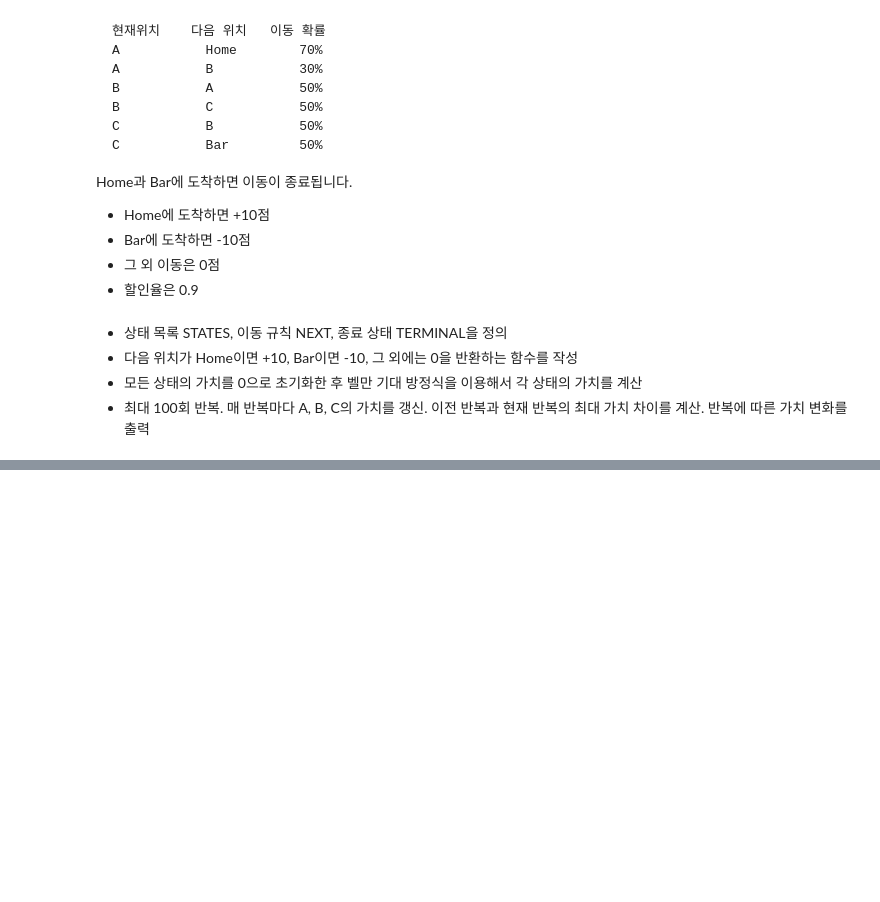
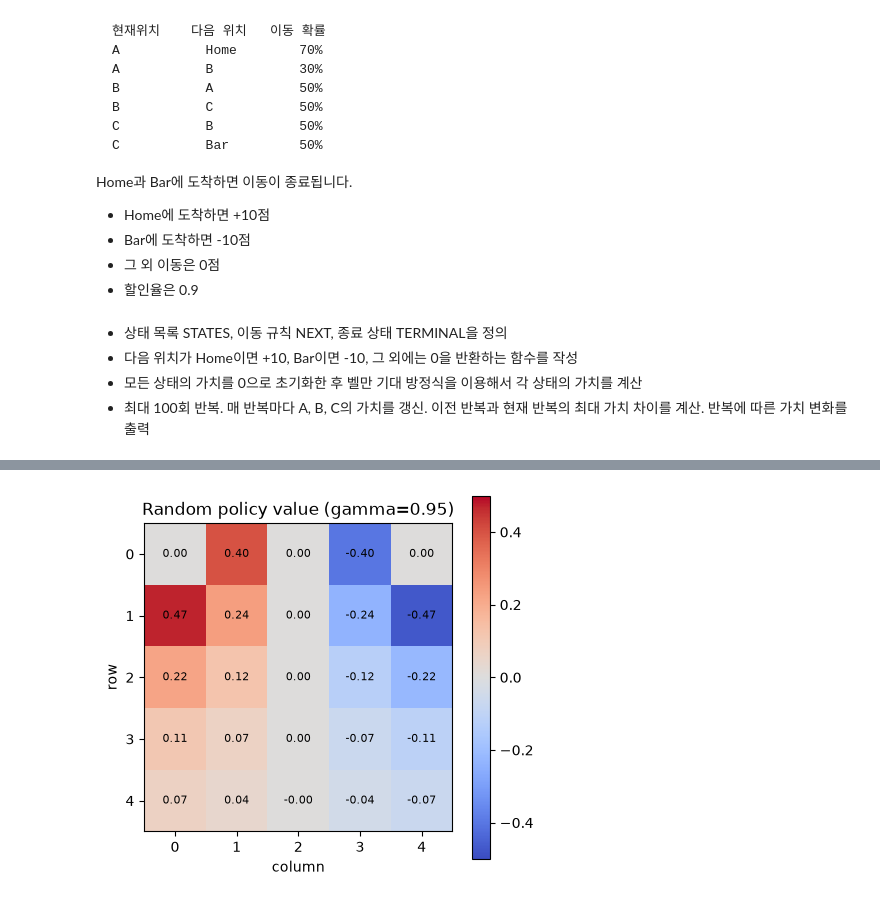
Before and after one commit to harwoon/13_----, a Jupyter notebook: 2_강화학습.ipynb, the cells around one changed output, grey strips where cells are left out. Drawn from its saved outputs; the diff is of its cells as text; code cells hidden in the pictures; blank space fills up the shorter version.

```diff
--- a/2_강화학습.ipynb
+++ b/2_강화학습.ipynb
@@ -561,0 +538,3 @@ for i in range(100):
+# %%
+def arrival_reward(next_state):
+    return 1.0 if next_state == 'Home' else -1.0 if next_state == "Bar" else 0.0
@@ -567,0 +665,3 @@ for i in range(100):
+# %%
+def arrival_reward(state):
+    return 1 if state == (0,0) else -1.0 if state==(0,4) else 0
@@ -567,0 +744,12 @@ for i in range(100):
+# %%
+samples = [
+    ((1,0), "UP"),
+    ((0,1), 'LEFT'),
+    ((0,3), 'RIGHT'),
+    ((2,0), "LEFT"),
+    ((0,0), "DOWN")
+]
+
+for state,action in samples:
+    nxt, reward, done = grid_step(state,action)
+    print(f'{state} + {action:5s} -> {nxt}, 보상={reward:+.0f}, 종료={done}')
@@ -567,0 +786,9 @@ for i in range(100):
+# %%
+random_values, random_iters = evaluate_random_policy()
+print('gamma=0.95 반복 횟수: ', random_iters)
+show_values(random_values)
+assert random_values[HOME]==0 and random_values[BAR]==0
+
+low_values, low_iters = evaluate_random_policy(gamma=0.5)
+print("gamma=0.5 반복 횟수: ", low_iters)
+show_values(low_values)
@@ -567,0 +808,20 @@ for i in range(100):
+# %%
+def heatmap(values, title, vmin, vmax):
+    plt.figure(figsize=(4.6, 4.2))
+    plt.imshow(values, cmap="coolwarm", vmin=vmin, vmax=vmax, origin="upper")
+    plt.colorbar()
+    plt.title(title)
+    plt.xlabel("column")
+    plt.ylabel("row")
+    plt.xticks(range(SIZE))
+    plt.yticks(range(SIZE))
+    for row in range(SIZE):
+        for col in range(SIZE):
+            plt.text(col, row, f"{values[row, col]:.2f}", ha="center", va="center", fontsize=8)
+    plt.tight_layout()
+    plt.show()
+
+
+heatmap(random_values, "Random policy value (gamma=0.95)", -0.5, 0.5)
+# %% [output]
+[figure, added]
```
Also changed, not shown: parts of 35 cells of this notebook.
